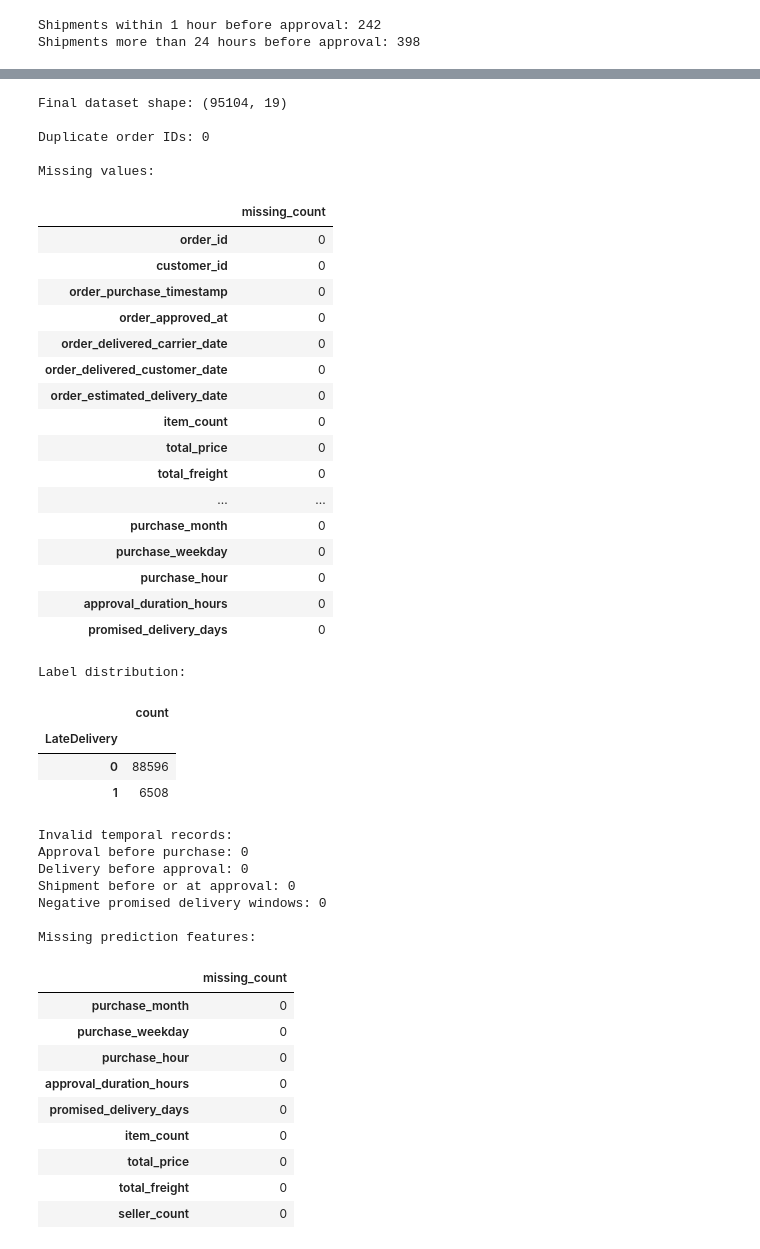
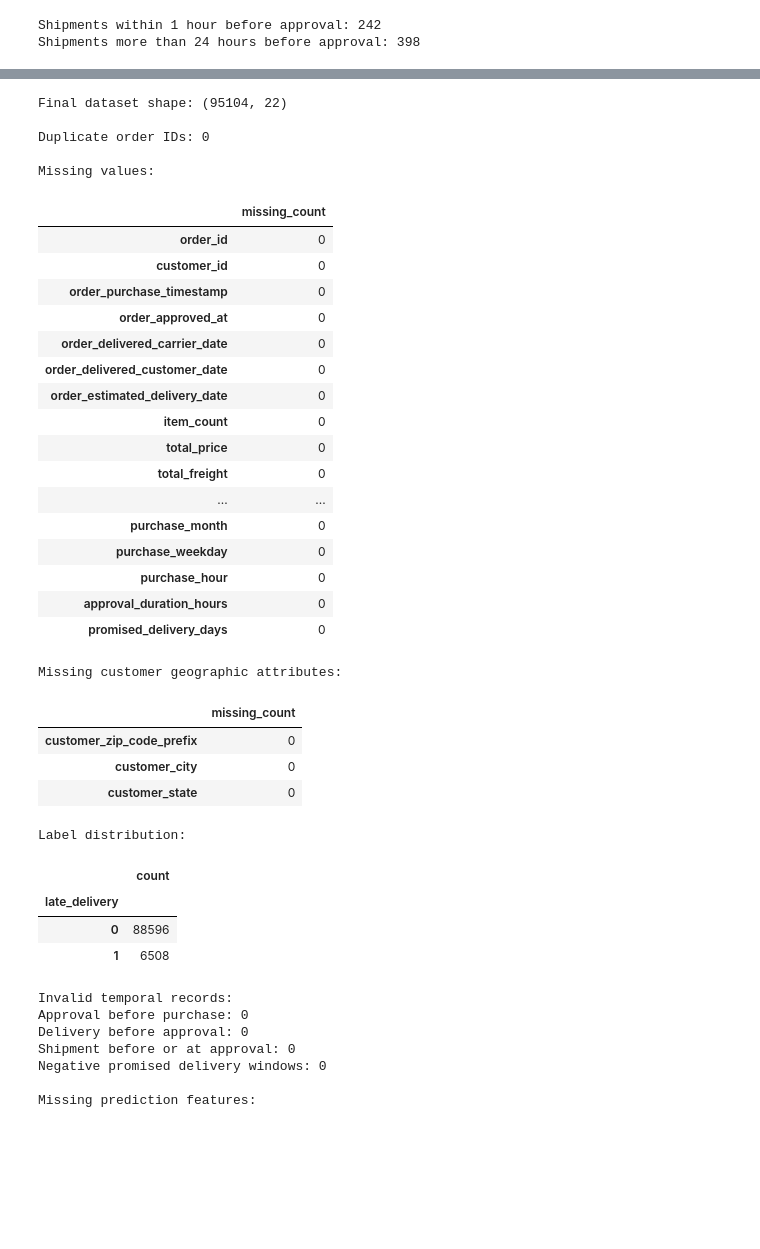
Before and after one commit to ZGXJason/CIS5450_FINAL_PROJECT, a Jupyter notebook: notebooks/01_data_cleaning.ipynb, the cells around one changed output, grey strips where cells are left out. Saved outputs shown, nothing was run; the diff lists cells and outputs as text; code cells hidden in the pictures; blank space fills up the shorter version.

```diff
--- a/notebooks/01_data_cleaning.ipynb
+++ b/notebooks/01_data_cleaning.ipynb
@@ -17,14 +17,15 @@ elif Path('data/raw').is_dir():
     raw_dir = Path('data/raw')
 else:
     raise FileNotFoundError(
-        'Cannot find data/raw/. Put the two CSV files under '
+        'Cannot find data/raw/. Put the three CSV files under '
         'CIS5450-Olist-Project/data/raw/ and open this notebook from notebooks/ or the repo root.'
     )
 
 orders_path = raw_dir / 'olist_orders_dataset.csv'
 items_path = raw_dir / 'olist_order_items_dataset.csv'
+customers_path = raw_dir / 'olist_customers_dataset.csv'
 
-for path in (orders_path, items_path):
+for path in (orders_path, items_path, customers_path):
     if not path.is_file():
         raise FileNotFoundError(f'Missing input CSV: {path}')
 
@@ -36,9 +37,14 @@ Raw data directory: C:\Users\yym-9\Documents\GitHub\CIS5450_FINAL_PROJECT\data\r
 # %%
 orders = pd.read_csv(orders_path)
 items = pd.read_csv(items_path)
+customers = pd.read_csv(
+    customers_path,
+    dtype={'customer_zip_code_prefix': 'string'}
+)
 
 print(f'Orders shape: {orders.shape}')
 print(f'Order items shape: {items.shape}')
+print(f'Order customers shape: {customers.shape}')
 # %% [output]
 Orders shape: (99441, 8)
 Order items shape: (112650, 7)
@@ -383,6 +467,9 @@ print("Orders after merge:", len(orders_merged))
 print("\nMerge results:")
 display(orders_merged['_merge'].value_counts().to_frame('count'))
 
+# Remove temporary merge indicator
+orders_merged = orders_merged.drop(columns=['_merge'])
+
 print("\nMerged dataset preview:")
 display(orders_merged.head())
 # %% [output]
@@ -412,16 +554,16 @@ orders_merged = orders_merged.drop(columns=['_merge'])
 
 Create a binary label indicating whether an order was delivered after its estimated delivery date. Compare calendar dates to avoid treating deliveries on the estimated date as late.
 # %%
-orders_merged['LateDelivery'] = (
+orders_merged['late_delivery'] = (
     orders_merged['order_delivered_customer_date'].dt.normalize() >
     orders_merged['order_estimated_delivery_date'].dt.normalize()
 ).astype(int)
 
 print("Delivery delay distribution:")
-display(orders_merged['LateDelivery'].value_counts().to_frame('count'))
+display(orders_merged['late_delivery'].value_counts().to_frame('count'))
 
 print("\nLate delivery rate:",
-      f"{orders_merged['LateDelivery'].mean():.2%}")
+      f"{orders_merged['late_delivery'].mean():.2%}")
 # %% [output]
 Delivery delay distribution:
 |  | count |
@@ -690,9 +839,22 @@ display(
     .to_frame('missing_count')
 )
 
+# Missing customer geographic attributes
+geo_cols = [
+    'customer_zip_code_prefix',
+    'customer_city',
+    'customer_state'
+]
+
+print("\nMissing customer geographic attributes:")
+display(
+    orders_merged[geo_cols].isna()
+    .sum().to_frame('missing_count')
+)
+
 # Label distribution
 print("\nLabel distribution:")
-display(orders_merged['LateDelivery'].value_counts().to_frame('count'))
+display(orders_merged['late_delivery'].value_counts().to_frame('count'))
 
 # Temporal consistency
 print("\nInvalid temporal records:")
@@ -713,53 +875,48 @@ print("Negative promised delivery windows:",
       (orders_merged['promised_delivery_days'] < 0).sum())
 
 # Missing prediction features
 print("\nMissing prediction features:")
 display(
     orders_merged[feature_cols].isna()
     .sum().to_frame('missing_count')
 )
 # %% [output]
-Final dataset shape: (95104, 19)
+Final dataset shape: (95104, 22)
 
 Duplicate order IDs: 0
 
 Missing values:
 |  | missing_count |
 | order_id | 0 |
 | customer_id | 0 |
 | order_purchase_timestamp | 0 |
 | order_approved_at | 0 |
 | order_delivered_carrier_date | 0 |
 | order_delivered_customer_date | 0 |
 | order_estimated_delivery_date | 0 |
 | item_count | 0 |
 | total_price | 0 |
 | total_freight | 0 |
 | ... | ... |
 | purchase_month | 0 |
 | purchase_weekday | 0 |
 | purchase_hour | 0 |
 | approval_duration_hours | 0 |
 | promised_delivery_days | 0 |
-Label distribution:
+Missing customer geographic attributes:
-|  | count |
-| LateDelivery |  |
-| 0 | 88596 |
-| 1 | 6508 |
+|  | missing_count |
+| customer_zip_code_prefix | 0 |
+| customer_city | 0 |
+| customer_state | 0 |
-Invalid temporal records:
-Approval before purchase: 0
-Delivery before approval: 0
-Shipment before or at approval: 0
-Negative promised delivery windows: 0
-
-Missing prediction features:
+Label distribution:
-|  | missing_count |
-| purchase_month | 0 |
-| purchase_weekday | 0 |
-| purchase_hour | 0 |
-| approval_duration_hours | 0 |
-| promised_delivery_days | 0 |
-| item_count | 0 |
-| total_price | 0 |
-| total_freight | 0 |
-| seller_count | 0 |
+|  | count |
+| late_delivery |  |
+| 0 | 88596 |
+| 1 | 6508 |
+Invalid temporal records:
+Approval before purchase: 0
+Delivery before approval: 0
+Shipment before or at approval: 0
+Negative promised delivery windows: 0
+
+Missing prediction features:
```
Also changed, not shown: parts of 34 cells of this notebook, 2 other files.
